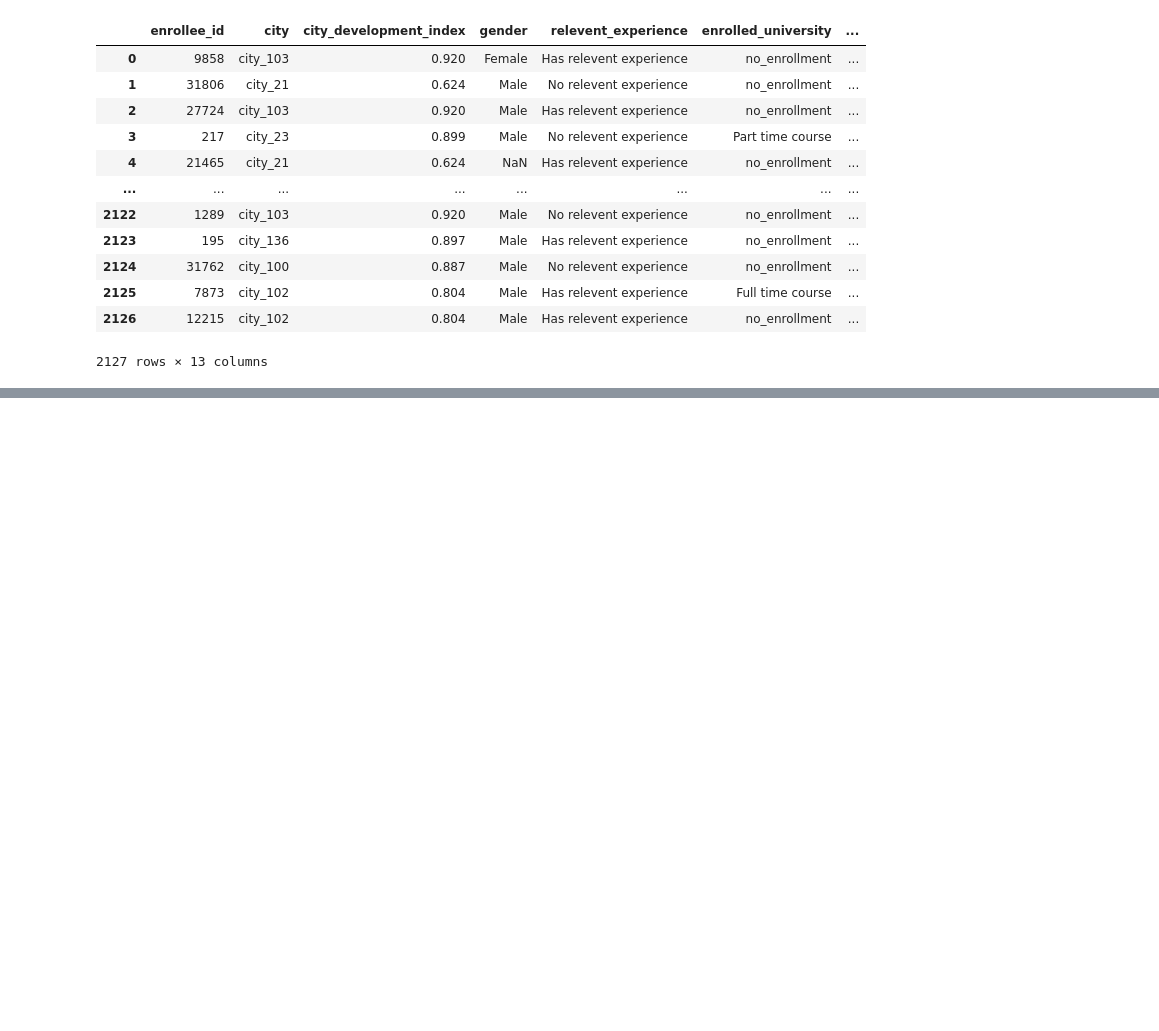
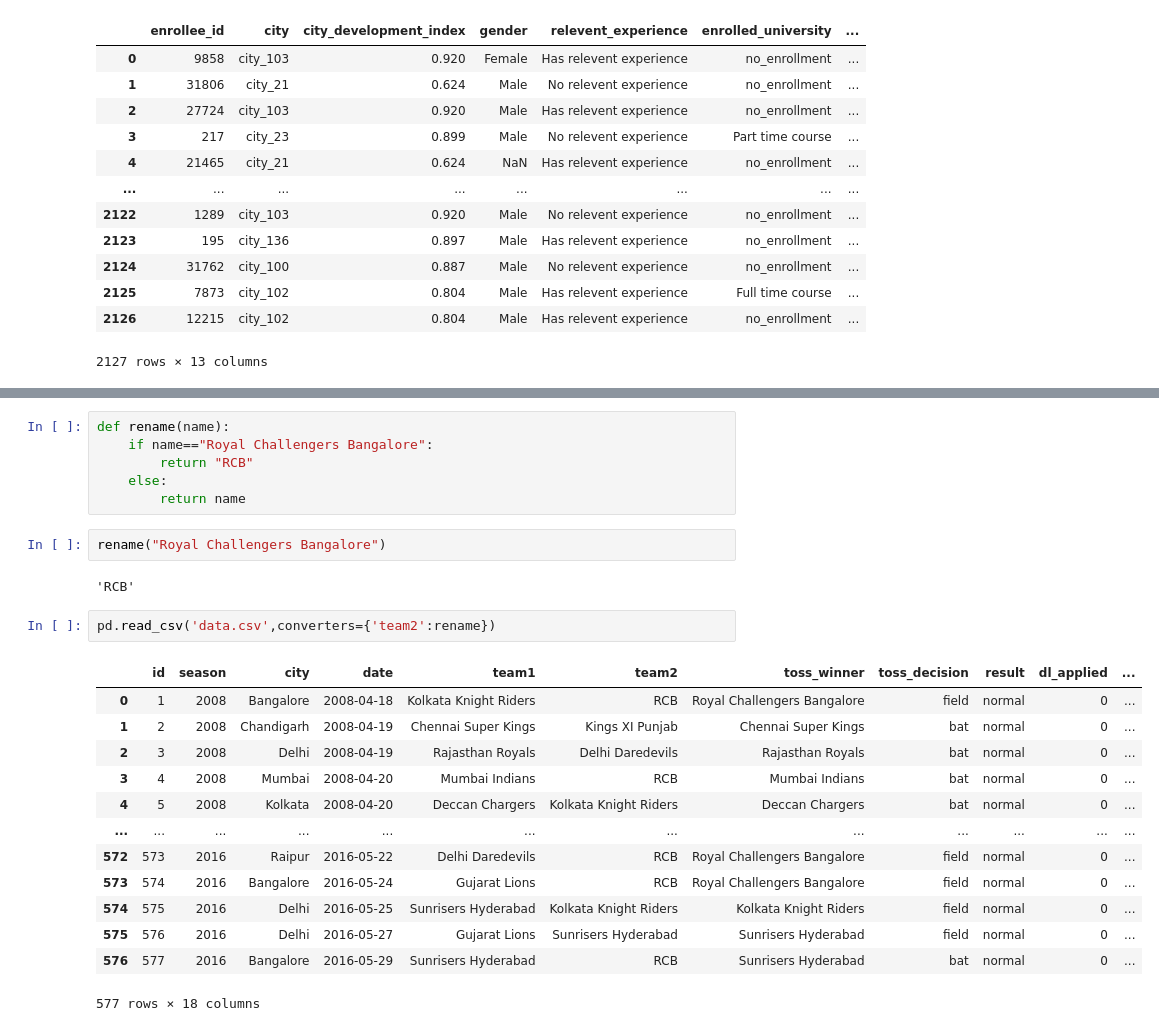
Before and after one commit to aadityakarn922/machine-learning-journey, a Jupyter notebook: workingwithcsv/workingwithcsv.ipynb, the cells around one changed output, grey strips where cells are left out. Saved outputs shown, nothing was run; the diff lists cells and outputs as text; blank space fills up the shorter version.

```diff
--- a/workingwithcsv/workingwithcsv.ipynb
+++ b/workingwithcsv/workingwithcsv.ipynb
@@ -117,0 +196,26 @@ NameError: name 'pd' is not defined
+# %%
+def rename(name):
+    if name=="Royal Challengers Bangalore":
+        return "RCB"
+    else:
+        return name
+# %%
+rename("Royal Challengers Bangalore")
+# %% [output]
+'RCB'
+# %%
+pd.read_csv('data.csv',converters={'team2':rename})
+# %% [output]
+|  | id | season | city | date | team1 | team2 | toss_winner | toss_decision | result | dl_applied | ... |
+| 0 | 1 | 2008 | Bangalore | 2008-04-18 | Kolkata Knight Riders | RCB | Royal Challengers Bangalore | field | normal | 0 | ... |
+| 1 | 2 | 2008 | Chandigarh | 2008-04-19 | Chennai Super Kings | Kings XI Punjab | Chennai Super Kings | bat | normal | 0 | ... |
+| 2 | 3 | 2008 | Delhi | 2008-04-19 | Rajasthan Royals | Delhi Daredevils | Rajasthan Royals | bat | normal | 0 | ... |
+| 3 | 4 | 2008 | Mumbai | 2008-04-20 | Mumbai Indians | RCB | Mumbai Indians | bat | normal | 0 | ... |
+| 4 | 5 | 2008 | Kolkata | 2008-04-20 | Deccan Chargers | Kolkata Knight Riders | Deccan Chargers | bat | normal | 0 | ... |
+| ... | ... | ... | ... | ... | ... | ... | ... | ... | ... | ... | ... |
+| 572 | 573 | 2016 | Raipur | 2016-05-22 | Delhi Daredevils | RCB | Royal Challengers Bangalore | field | normal | 0 | ... |
+| 573 | 574 | 2016 | Bangalore | 2016-05-24 | Gujarat Lions | RCB | Royal Challengers Bangalore | field | normal | 0 | ... |
+| 574 | 575 | 2016 | Delhi | 2016-05-25 | Sunrisers Hyderabad | Kolkata Knight Riders | Kolkata Knight Riders | field | normal | 0 | ... |
+| 575 | 576 | 2016 | Delhi | 2016-05-27 | Gujarat Lions | Sunrisers Hyderabad | Sunrisers Hyderabad | field | normal | 0 | ... |
+| 576 | 577 | 2016 | Bangalore | 2016-05-29 | Sunrisers Hyderabad | RCB | Sunrisers Hyderabad | bat | normal | 0 | ... |
+577 rows × 18 columns
```
Also changed, not shown: parts of 4 cells of this notebook.
